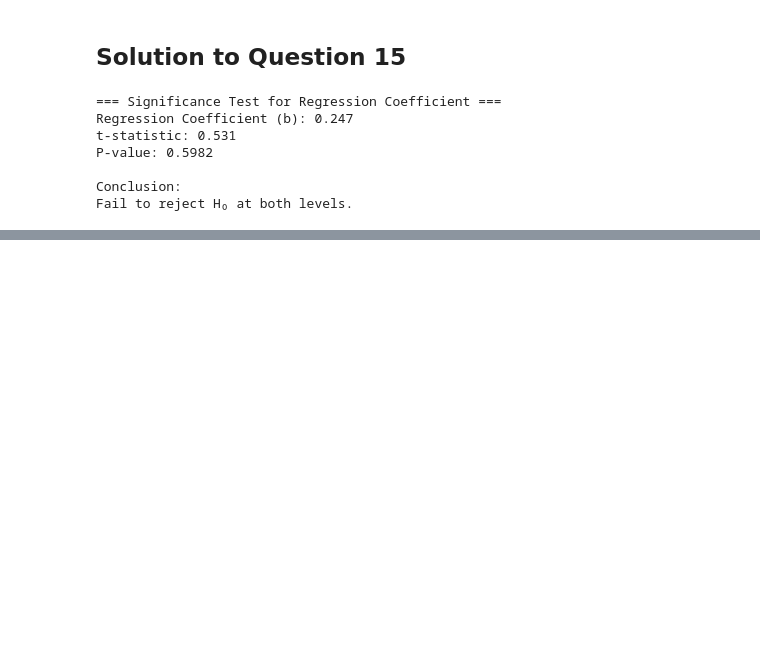
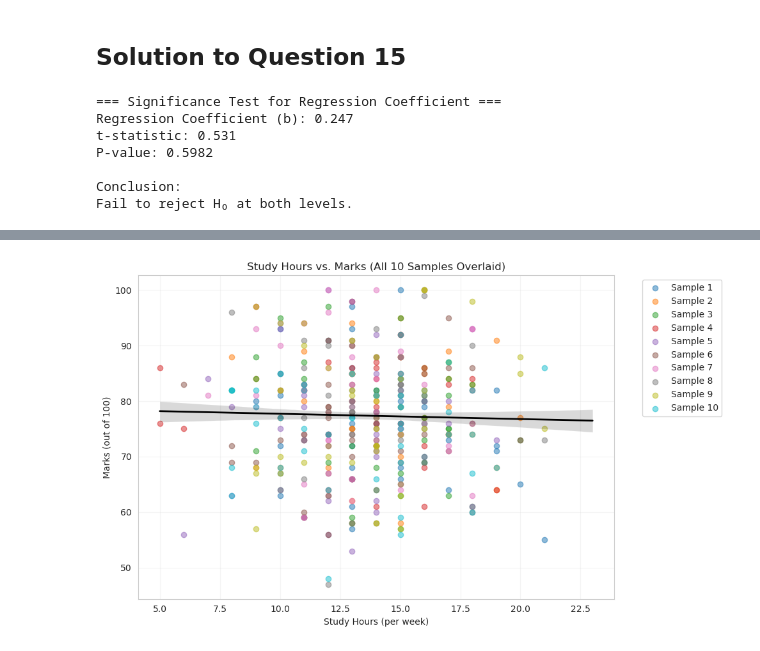
Before and after one commit to heytanix/MSML_Repository, a Jupyter notebook: app.ipynb, the cells around one changed output, grey strips where cells are left out. Saved outputs shown, nothing was run; the diff lists cells and outputs as text; code cells hidden in the pictures; blank space fills up the shorter version.

```diff
--- a/app.ipynb
+++ b/app.ipynb
@@ -725,0 +807,12 @@ Fail to reject H₀ at both levels.
+# %%
+from scipy.stats import ttest_1samp
+
+# Test if sample means match population mean (H0: μ_sample = μ_population)
+alpha = 0.05
+for i, sample in enumerate(samples, 1):
+    t_stat_marks, p_marks = ttest_1samp(sample['Marks (out of 100)'], pop_marks_mean)
+    t_stat_hours, p_hours = ttest_1samp(sample['Study Hours (per week)'], pop_hours_mean)
+
+    print(f"\nSample {i}:")
+    print(f"Marks:  t-stat = {t_stat_marks:.2f}, p-value = {p_marks:.3f} ({'✅' if p_marks > alpha else '❌'})")
+    print(f"Hours:  t-stat = {t_stat_hours:.2f}, p-value = {p_hours:.3f} ({'✅' if p_hours > alpha else '❌'})")
@@ -725,0 +848,32 @@ Fail to reject H₀ at both levels.
+# %%
+plt.figure(figsize=(10, 6))
+colors = plt.cm.tab10(np.linspace(0, 1, 10))  # Unique colors for each sample
+
+# Plot all samples together
+for i in range(1, 11):
+    sample = pd.read_csv(f'Sample_{i}.csv')
+    plt.scatter(
+        sample['Study Hours (per week)'],
+        sample['Marks (out of 100)'],
+        color=colors[i-1],
+        alpha=0.5,
+        label=f'Sample {i}'
+    )
+
+# Add population trendline (optional)
+sns.regplot(
+    x=df['Study Hours (per week)'],
+    y=df['Marks (out of 100)'],
+    scatter=False,
+    line_kws={'color': 'black', 'linewidth': 2, 'label': 'Population Trend'}
+)
+
+plt.title("Study Hours vs. Marks (All 10 Samples Overlaid)")
+plt.xlabel("Study Hours (per week)")
+plt.ylabel("Marks (out of 100)")
+plt.legend(bbox_to_anchor=(1.05, 1), loc='upper left')
+plt.grid(alpha=0.2)
+plt.tight_layout()
+plt.show()
+# %% [output]
+[figure, added]
```
Also changed, not shown: parts of 24 cells of this notebook.
